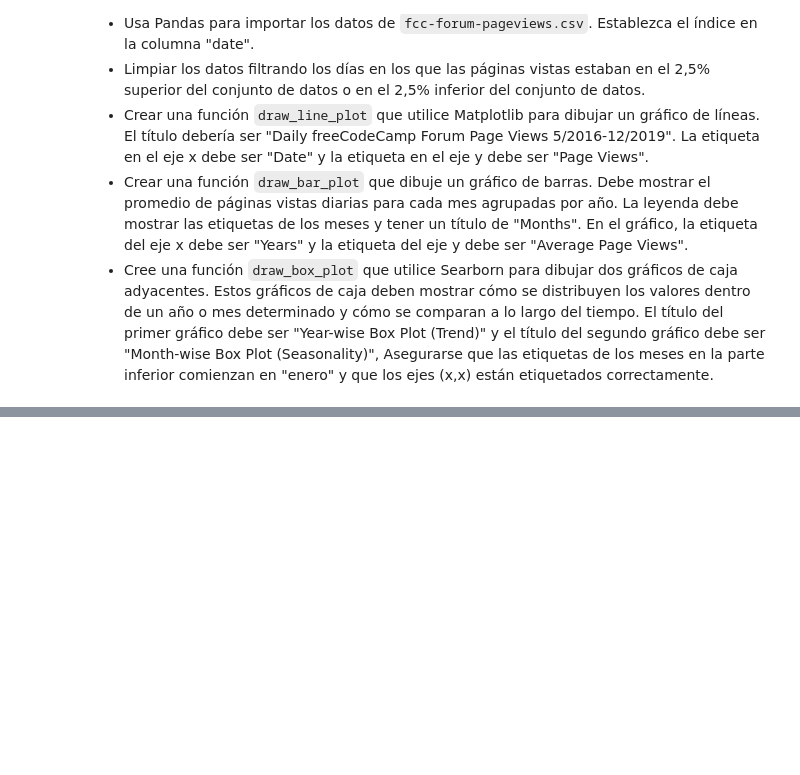
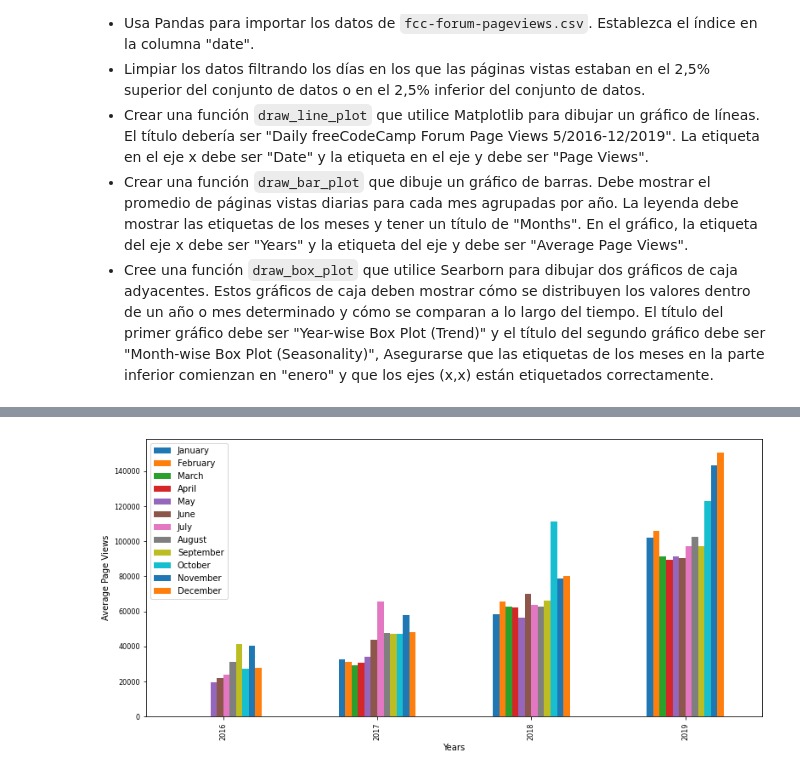
Before and after one commit to MkCst/Self-thaught, a Jupyter notebook: FCCampDataAnalysis_A2.ipynb, the cells around one changed output, grey strips where cells are left out. Saved outputs shown, nothing was run; the diff lists cells and outputs as text; code cells hidden in the pictures; blank space fills up the shorter version.

```diff
--- a/FCCampDataAnalysis_A2.ipynb
+++ b/FCCampDataAnalysis_A2.ipynb
@@ -159,21 +207,0 @@ def draw_line_plot():
-# %%
-def draw_bar_plot():
-   # Draw bar plot
-   df['month'] = df.index.month
-   df['year'] = df.index.year
-   df_bar = df.groupby(['year', 'month'])['value'].mean()
-   df_bar = df_bar.unstack()
-
-   # Dibuja el grafico de barras
-   fig = df_bar.plot.bar(legend=True, figsize=(13,6),
-                         ylabel='Average Page Views', xlabel='Years').figure
-
-   plt.legend(['January', 'February', 'March', 'April', 'May', 'June', 'July',
-               'August', 'September', 'October', 'November', 'December'])
-
-   plt.xticks(fontsize=8)
-   plt.yticks(fontsize=8)
-
-   # Save image and return fig (don't change this part)
-   fig.savefig('bar_plot.png')
-   return fig
@@ -207,0 +213,6 @@ def draw_box_plot():
+# %%
+# Grafico de barras
+## Visitas agrupadas por mes y año
+draw_bar_plot()
+# %% [output]
+[figure, added]
```
Also changed, not shown: parts of 7 cells of this notebook, 1 other file.
